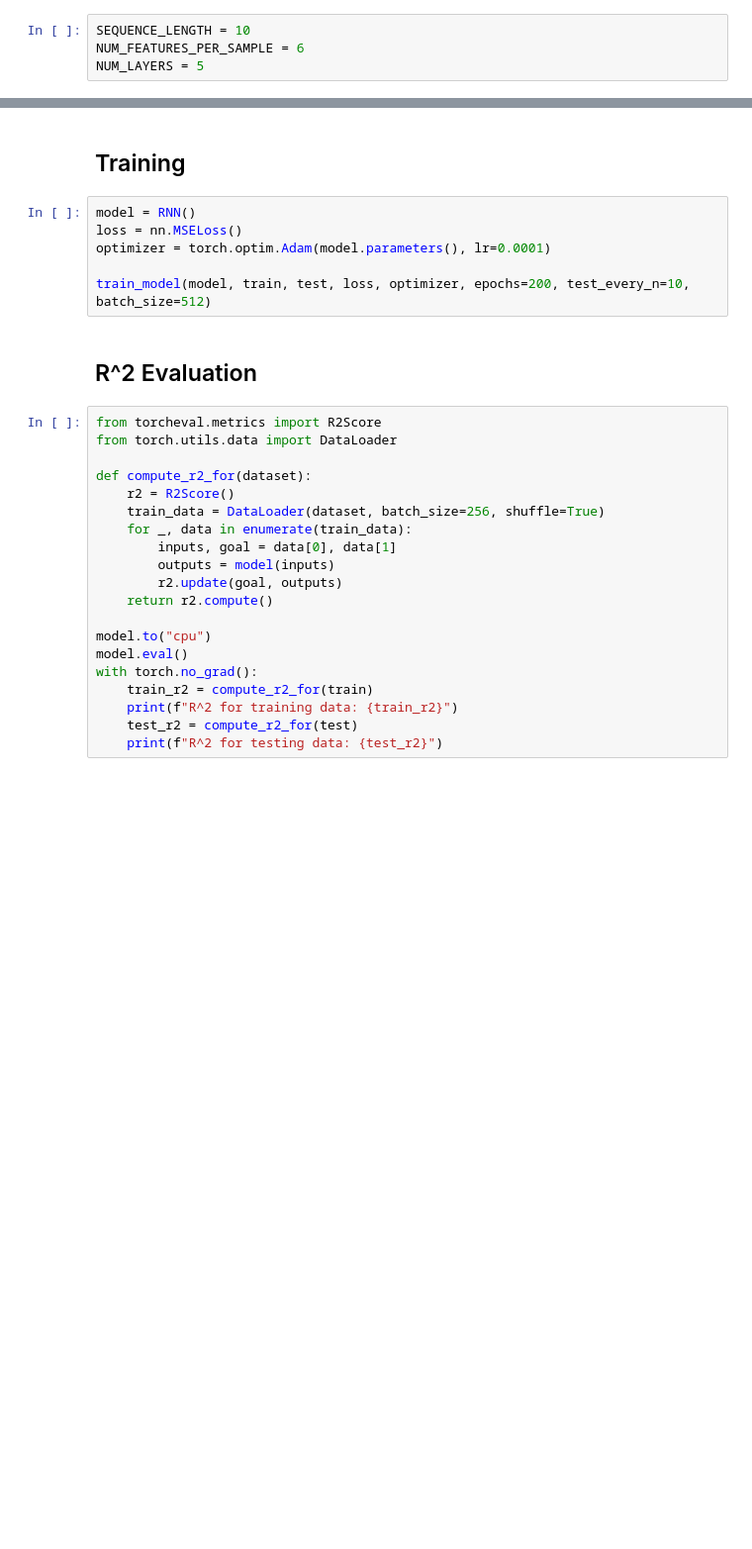
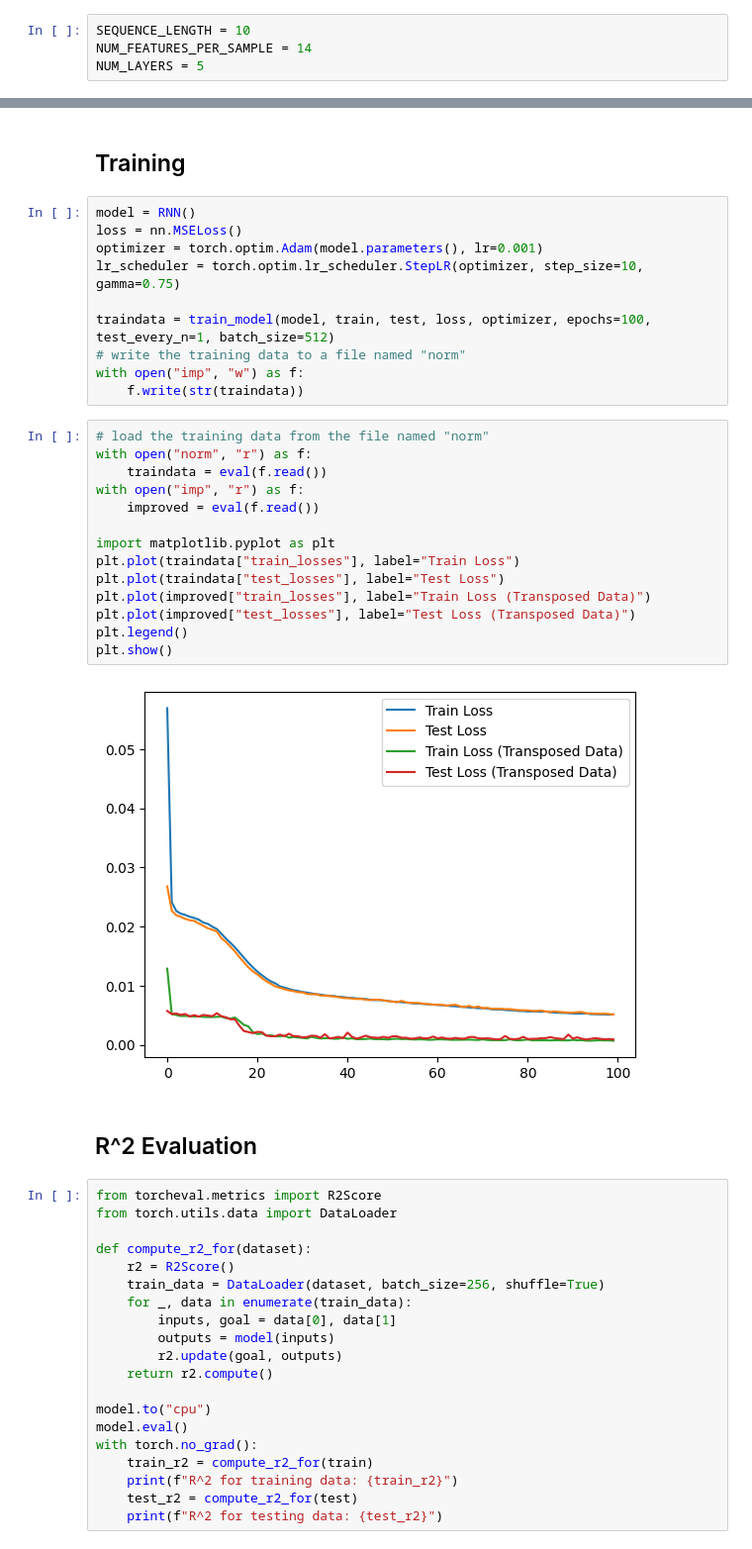
Before and after one commit to tjboise/RNN, a Jupyter notebook: model/RNN.ipynb, the cells around one changed output, grey strips where cells are left out. Shown: that part at 99% size. Drawn from its saved outputs; the diff is of its cells as text; blank space fills up the shorter version.

Commit message:
Model Update

```diff
--- a/model/RNN.ipynb
+++ b/model/RNN.ipynb
@@ -15,7 +15,7 @@ from training_loop import train_model
 - `NUM_LAYERS` is the number of RNN layers to use
 # %%
 SEQUENCE_LENGTH = 10
-NUM_FEATURES_PER_SAMPLE = 6
+NUM_FEATURES_PER_SAMPLE = 14
 NUM_LAYERS = 5
 # %% [markdown]
 ## Dataset Preperation
@@ -56,9 +58,29 @@ class RNN(nn.Module):
 # %%
 model = RNN()
 loss = nn.MSELoss()
-optimizer = torch.optim.Adam(model.parameters(), lr=0.0001)
+optimizer = torch.optim.Adam(model.parameters(), lr=0.001)
+lr_scheduler = torch.optim.lr_scheduler.StepLR(optimizer, step_size=10, gamma=0.75)
 
-train_model(model, train, test, loss, optimizer, epochs=200, test_every_n=10, batch_size=512)
+traindata = train_model(model, train, test, loss, optimizer, epochs=100, test_every_n=1, batch_size=512)
+# write the training data to a file named "norm"
+with open("imp", "w") as f:
+    f.write(str(traindata))
+# %%
+# load the training data from the file named "norm"
+with open("norm", "r") as f:
+    traindata = eval(f.read())
+with open("imp", "r") as f:
+    improved = eval(f.read())
+
+import matplotlib.pyplot as plt
+plt.plot(traindata["train_losses"], label="Train Loss")
+plt.plot(traindata["test_losses"], label="Test Loss")
+plt.plot(improved["train_losses"], label="Train Loss (Transposed Data)")
+plt.plot(improved["test_losses"], label="Test Loss (Transposed Data)")
+plt.legend()
+plt.show()
+# %% [output]
+[figure, added]
 # %% [markdown]
 ## R^2 Evaluation
 # %%
```
Also changed, not shown: parts of 3 cells of this notebook, 4 other files.
